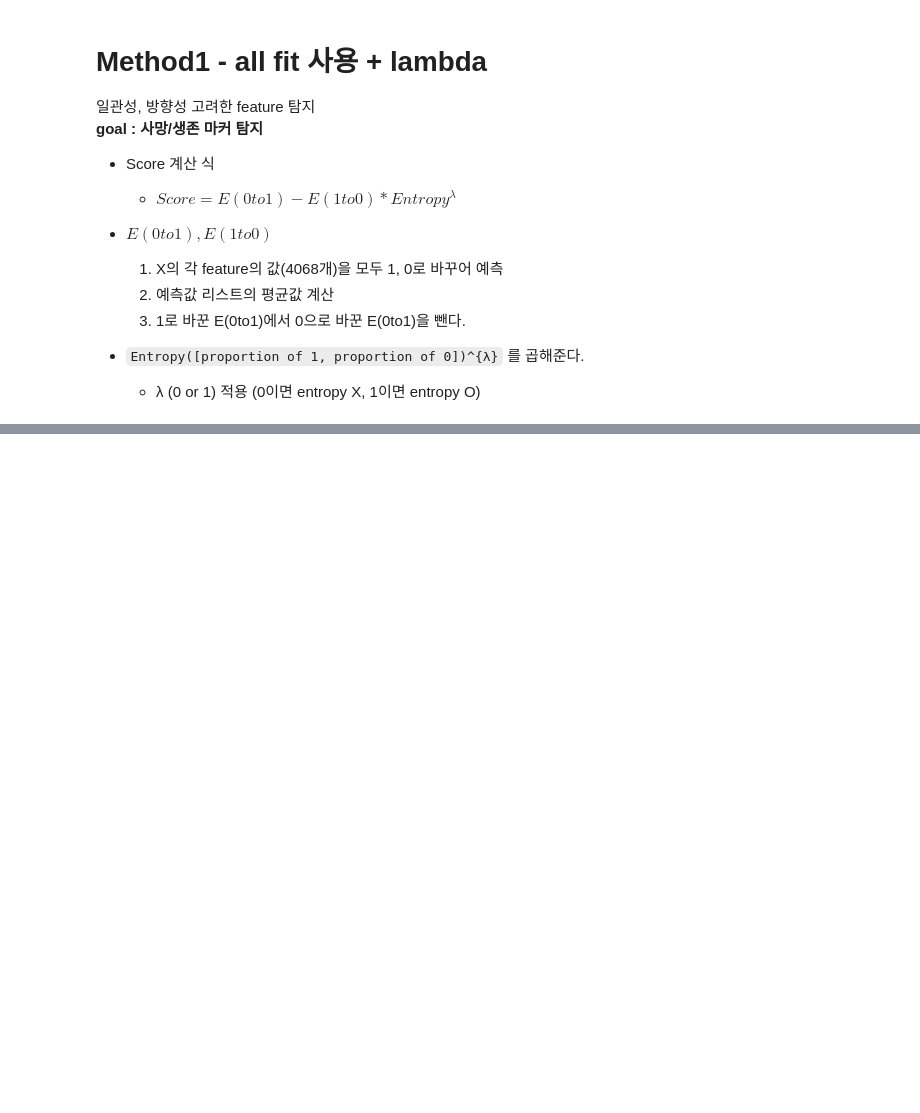
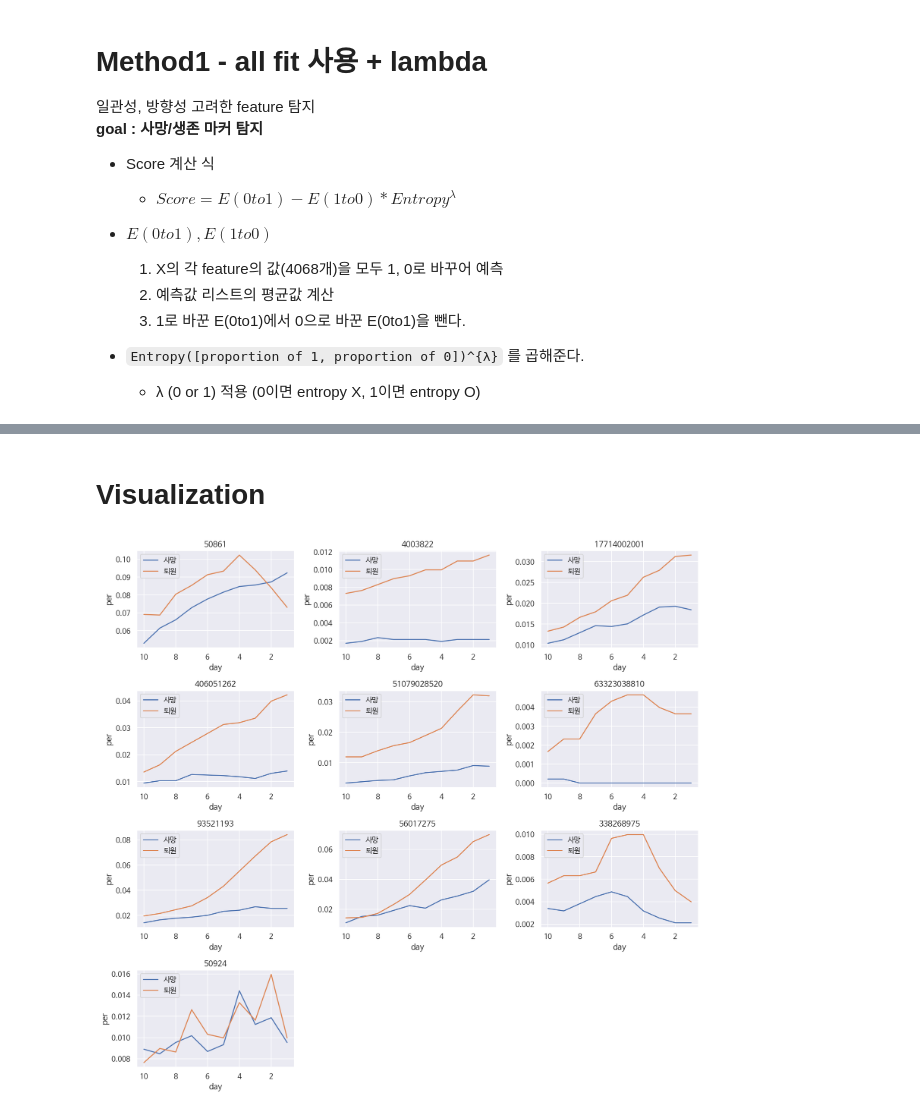
Before and after one commit to suhyun-guri/DSML_Research, a Jupyter notebook: ForPaper/Result2,3. Method1_entropy ( + not multiply entropy).ipynb, the cells around one changed output, grey strips where cells are left out. Saved outputs shown, nothing was run; the diff lists cells and outputs as text; code cells hidden in the pictures; blank space fills up the shorter version.

Commit message:
Saved Model 변경, 결과 변동

```diff
--- a/ForPaper/Result2,3. Method1_entropy ( + not multiply entropy).ipynb
+++ b/ForPaper/Result2,3. Method1_entropy ( + not multiply entropy).ipynb
@@ -107,0 +220,22 @@ for i in tqdm(range(len(COLS))):
+# %%
+# idx = [COLS.index(i) for i in [51277, 51006, 50912, 409176230, 50882,50893, 50983, 51003, 50862, 51274]]
+idx = [COLS.index(i) for i in [51006, 51277, 50893, 50912, 50882, 409176230, 51244, 536338101, 51003, 173024256]]
+# %%
+with tf.device('/device:GPU:0'):
+    model = tf.keras.models.load_model(model_path)
+    result = []
+    for i in tqdm(idx):
+        save_cols = X[:,:,i].copy()
+        #-----zero2one-----
+        X[:,:,i] = 1
+        pred1 = model.predict(X, batch_size=10000, workers=-1, use_multiprocessing=True)
+        mean_pred1 = np.mean(pred1)
+        #-----one2zero-----
+        X[:,:,i] = 0
+        pred2 = model.predict(X, batch_size=10000, workers=-1, use_multiprocessing=True)
+        mean_pred2 = np.mean(pred2)
+
+        result.append({'feature' : str(COLS[i]), 'zero2one' : mean_pred1, 'one2zero' : mean_pred2,
+                       'lambda0' : mean_pred1 - mean_pred2, 'lambda1' : (mean_pred1 - mean_pred2) * entropy_dict[COLS[i]]})
+        #값 복원
+        X[:,:,i] = save_cols
@@ -108,5 +261,5 @@ for i in tqdm(range(len(COLS))):
 # %%
-with tf.device('/device:GPU:1'):
+with tf.device('/device:GPU:0'):
     model = tf.keras.models.load_model(model_path)
     result = []
     for i in tqdm(range(X.shape[2])):
@@ -135,0 +346,3 @@ df.sort_values('lambda1', ascending=False)
+# %%
+result3 = pd.read_csv('Result2,3_guri_loss.csv').sort_values('lambda0', ascending=False)
+result3
@@ -135,0 +377,2 @@ df.sort_values('lambda1', ascending=False)
+# %% [markdown]
+# Visualization
@@ -135,0 +423,4 @@ df.sort_values('lambda1', ascending=False)
+# %%
+visualization(result3[-10:][::-1]['feature'])
+# %% [output]
+[figure, added]
```
Also changed, not shown: parts of 22 cells of this notebook.
